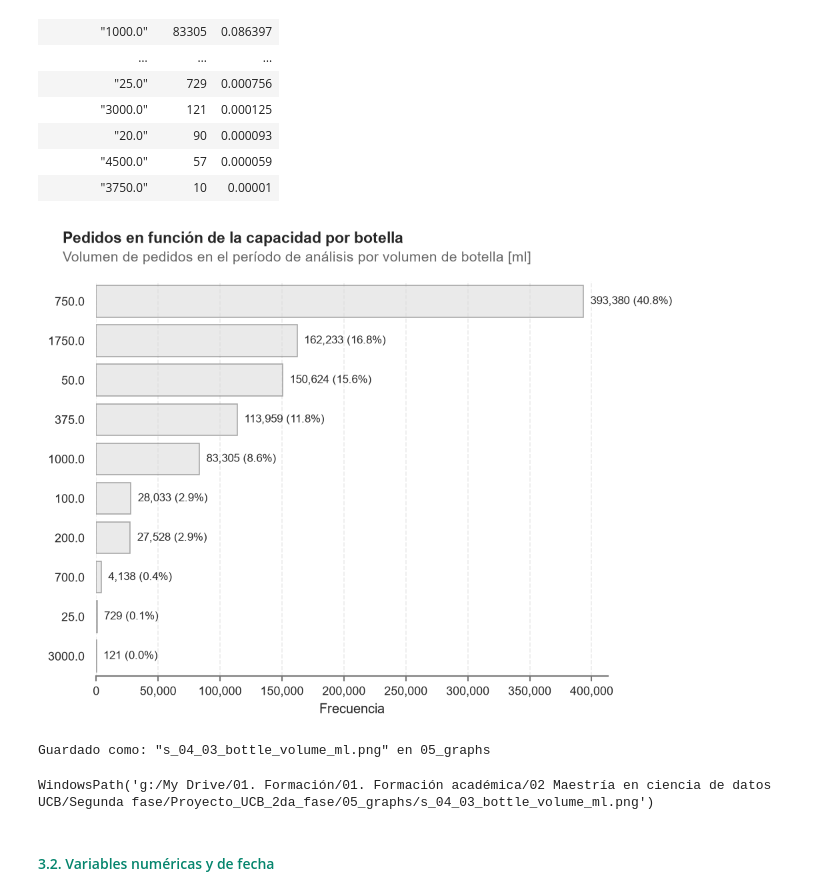
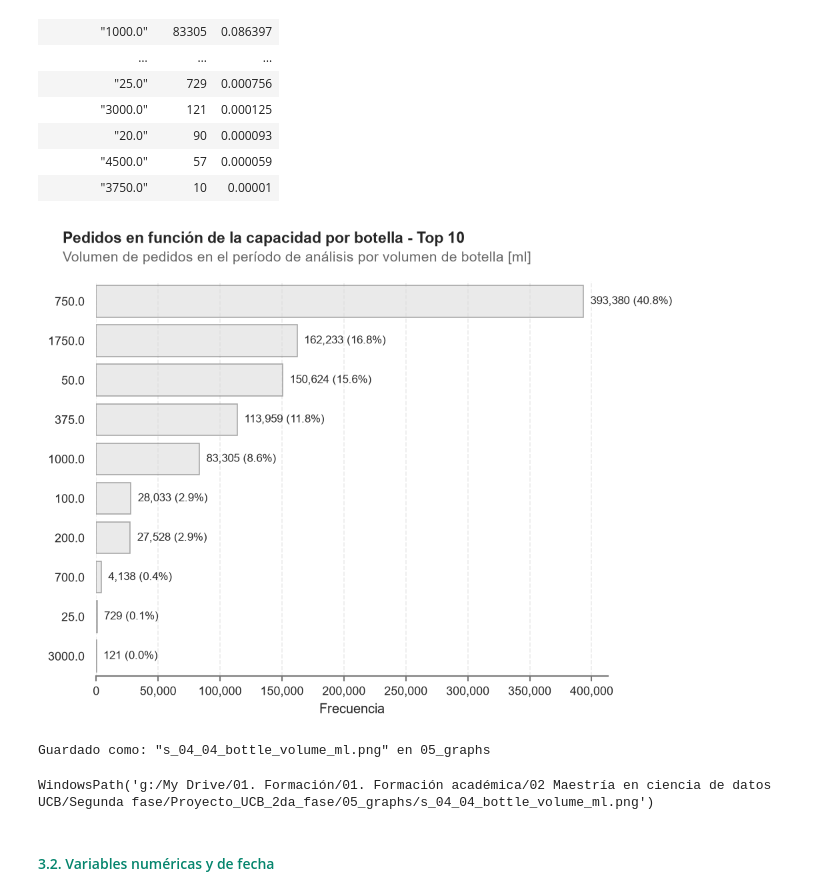
Before and after one commit to charliebrown007/Proyecto_UCB_2da_fase, a Jupyter notebook: 03_scripts/s_04_Fase_02.ipynb, the cells around one changed output. Cells and saved outputs as stored; diff of their text form; code cells hidden in the pictures.

```diff
--- a/03_scripts/s_04_Fase_02.ipynb
+++ b/03_scripts/s_04_Fase_02.ipynb
@@ -172,16 +211,16 @@ shape: (13, 3)
 # %%
 fn_01.plot_cat_function_01(
     df_param = df_01,
     column_param = 'bottle_volume_ml',
     top_param = 10,
     suptitle_param = 'Pedidos en función de la capacidad por botella - Top 10',
     text_param = 'Volumen de pedidos en el período de análisis por volumen de botella [ml]',
-    file_param = 's_04_03_bottle_volume_ml.png',
+    file_param = 's_04_04_bottle_volume_ml.png',
     show_param = True )
 # %% [output]
-[figure, old version]
+[figure, new version]
-Guardado como: "s_04_03_bottle_volume_ml.png" en 05_graphs
+Guardado como: "s_04_04_bottle_volume_ml.png" en 05_graphs
-WindowsPath('g:/My Drive/01. Formación/01. Formación académica/02 Maestría en ciencia de datos UCB/Segunda fase/Proyecto_UCB_2da_fase/05_graphs/s_04_03_bottle_volume_ml.png')
+WindowsPath('g:/My Drive/01. Formación/01. Formación académica/02 Maestría en ciencia de datos UCB/Segunda fase/Proyecto_UCB_2da_fase/05_graphs/s_04_04_bottle_volume_ml.png')
 # %% [markdown]
 <h4 style="color:#05856d">3.2. Variables numéricas y de fecha</h4>
 # %% [markdown]
```
Also changed, not shown: parts of 17 cells of this notebook, 8 other files.
